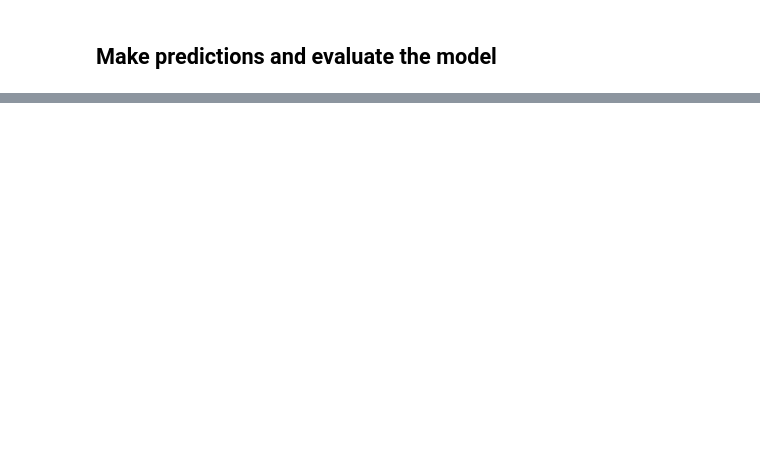
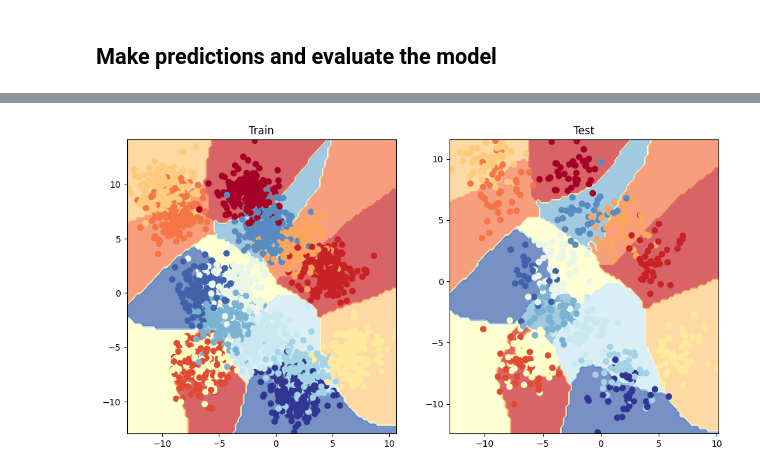
Before and after one commit to vyron-arvanitis/pytorch_tutorials, a Jupyter notebook: 02_pytorch_workflow.ipynb, the cells around one changed output, grey strips where cells are left out. Cells and saved outputs as stored; diff of their text form; code cells hidden in the pictures; blank space fills up the shorter version.

```diff
--- a/02_pytorch_workflow.ipynb
+++ b/02_pytorch_workflow.ipynb
@@ -782,0 +847,4 @@ plot_decision_boundary(model_0, X_test, y_test)
+# %%
+# Device angostic code
+device = "cuda" if torch.cuda.is_available() else "cpu"
+device
@@ -782,0 +853,22 @@ plot_decision_boundary(model_0, X_test, y_test)
+# %%
+class BlobModel(nn.Module):
+  def __init__(self, in_features: int, out_features: int, hidden_units: int= 8):
+    super().__init__()
+    layers = []
+    layers.append(nn.Linear(in_features=in_features, out_features=hidden_units))
+    layers.append(nn.SELU())
+    layers.append(nn.Linear(in_features=hidden_units, out_features=hidden_units))
+    layers.append(nn.SELU())
+    layers.append(nn.Linear(in_features=hidden_units, out_features=hidden_units))
+    layers.append(nn.SELU())
+    layers.append(nn.Linear(in_features=hidden_units, out_features=out_features))
+
+    self.layers = nn.Sequential(*layers)
+
+  def forward(self, x: torch.Tensor):
+    return self.layers(x)
+
+blob_model = BlobModel(in_features=X_blob_train.shape[1],
+                       out_features=len(torch.unique(y_blob_train)),
+                       ).to(device)
+blob_model
@@ -782,0 +889,4 @@ plot_decision_boundary(model_0, X_test, y_test)
+# %%
+loss_fn = nn.CrossEntropyLoss()
+optimizer = torch.optim.Adam(blob_model.parameters(),
+                             lr=0.02)
@@ -782,0 +1007,12 @@ plot_decision_boundary(model_0, X_test, y_test)
+# %%
+# Plot decision boundary of the model
+
+plt.figure(figsize=(12,6))
+plt.subplot(1, 2, 1)
+plt.title("Train")
+plot_decision_boundary(blob_model, X_blob_train, y_blob_train)
+plt.subplot(1, 2, 2)
+plt.title("Test")
+plot_decision_boundary(blob_model, X_blob_test, y_blob_test)
+# %% [output]
+[figure, added]
```
Also changed, not shown: parts of 30 cells of this notebook.
